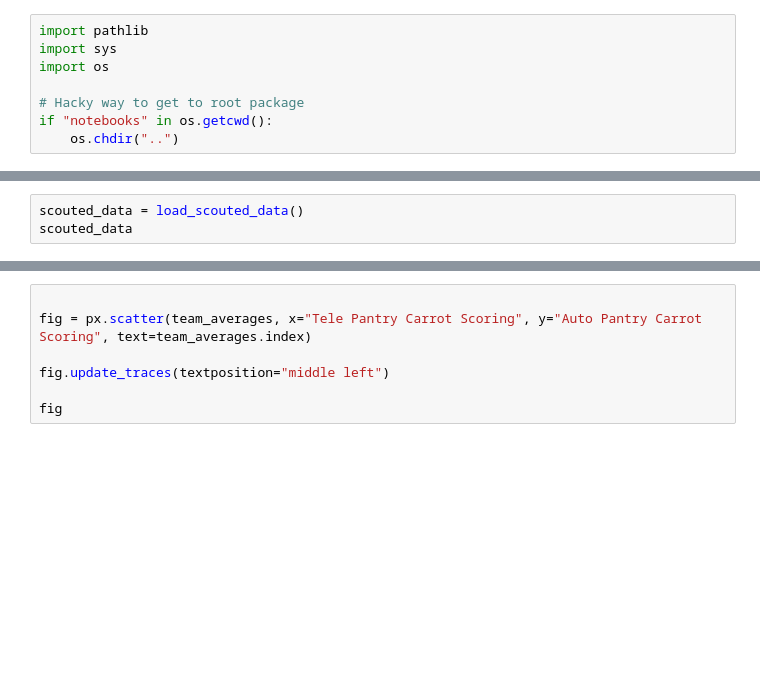
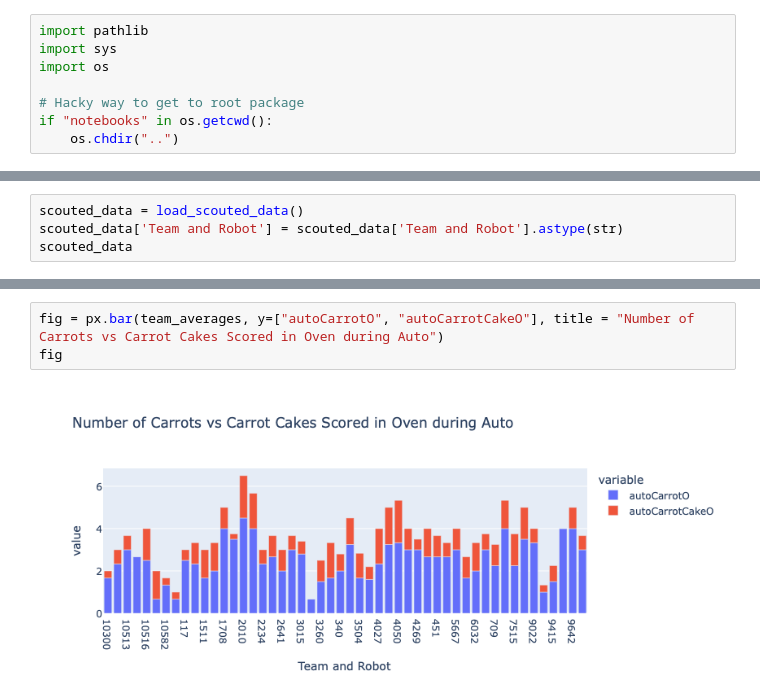
Before and after one commit to GirlsOfSteelRobotics/2026BunnyBotsScouting, a Jupyter notebook: notebooks/jeannine.ipynb, the cells around one changed output, grey strips where cells are left out. Drawn from its saved outputs; the diff is of its cells as text; blank space fills up the shorter version.

Commit message:
finished carrot/carrot cake oven scoring

```diff
--- a/notebooks/jeannine.ipynb
+++ b/notebooks/jeannine.ipynb
@@ -18,3 +21,4 @@ pd.set_option('display.max_columns', None)
 # %%
 scouted_data = load_scouted_data()
+scouted_data['Team and Robot'] = scouted_data['Team and Robot'].astype(str)
 scouted_data
@@ -24,7 +61,5 @@ team_averages
 # %%
-
-fig = px.scatter(team_averages, x="Tele Pantry Carrot Scoring", y="Auto Pantry Carrot Scoring", text=team_averages.index)
-
-fig.update_traces(textposition="middle left")
-
+fig = px.bar(team_averages, y=["autoCarrotO", "autoCarrotCakeO"], title = "Number of Carrots vs Carrot Cakes Scored in Oven during Auto")
 fig
+# %% [output]
+[figure, added]
```
Also changed, not shown: parts of 4 cells of this notebook.
